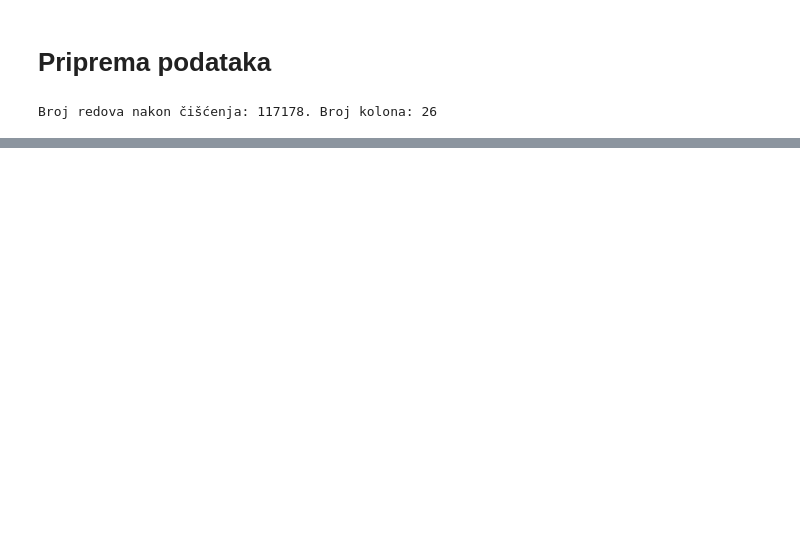
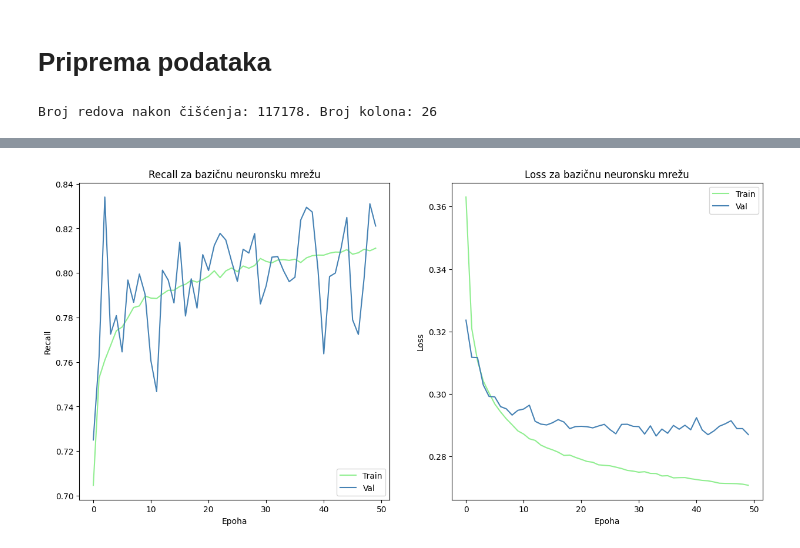
Before and after one commit to irinaradanovic/Hotel-Cancelation-Prediction, a Jupyter notebook: prediction.ipynb, the cells around one changed output, grey strips where cells are left out. Cells and saved outputs as stored; diff of their text form; code cells hidden in the pictures; blank space fills up the shorter version.

```diff
--- a/prediction.ipynb
+++ b/prediction.ipynb
@@ -451,0 +432,8 @@ X_test oblik: (23436, 25)
+# %%
+agent_freq = X_train['agent'].value_counts(normalize=True).to_dict()
+
+X_train['agent_freq'] = X_train['agent'].map(agent_freq).fillna(0)
+X_test['agent_freq'] = X_test['agent'].map(agent_freq).fillna(0)
+
+X_train.drop(['agent'], axis=1, inplace=True)
+X_test.drop(['agent'], axis=1, inplace=True)
@@ -451,0 +634,17 @@ X_test oblik: (23436, 25)
+# %%
+input_dim = X_train.shape[1]
+
+nn1 = Sequential()
+nn1.add(Input(shape=(input_dim,)))
+nn1.add(Dense(32, activation='relu'))
+nn1.add(Dense(1, activation='sigmoid'))
+
+nn1.compile(
+    optimizer='adam',
+    loss='binary_crossentropy',
+    metrics=['accuracy', keras.metrics.Precision(name='precision'),
+                keras.metrics.Recall(name='recall')]
+)
+
+nn1.summary()
+history_nn1 = nn1.fit(X_train, y_train, epochs=50, batch_size=32, validation_split=0.2, verbose=1)
@@ -451,0 +669,20 @@ X_test oblik: (23436, 25)
+# %%
+fig, (ax1, ax2) = plt.subplots(1, 2, figsize=(15, 7))
+
+ax1.plot(history_nn1.history['recall'], color='lightgreen', label='Train')
+ax1.plot(history_nn1.history['val_recall'], color='steelblue', label='Val')
+ax1.set_title('Recall za bazičnu neuronsku mrežu')
+ax1.set_xlabel('Epoha')
+ax1.set_ylabel('Recall')
+ax1.legend()
+
+ax2.plot(history_nn1.history['loss'], color='lightgreen', label='Train')
+ax2.plot(history_nn1.history['val_loss'], color='steelblue', label='Val')
+ax2.set_title('Loss za bazičnu neuronsku mrežu')
+ax2.set_xlabel('Epoha')
+ax2.set_ylabel('Loss')
+ax2.legend()
+
+plt.show()
+# %% [output]
+[figure, added]
```
Also changed, not shown: parts of 46 cells of this notebook.
